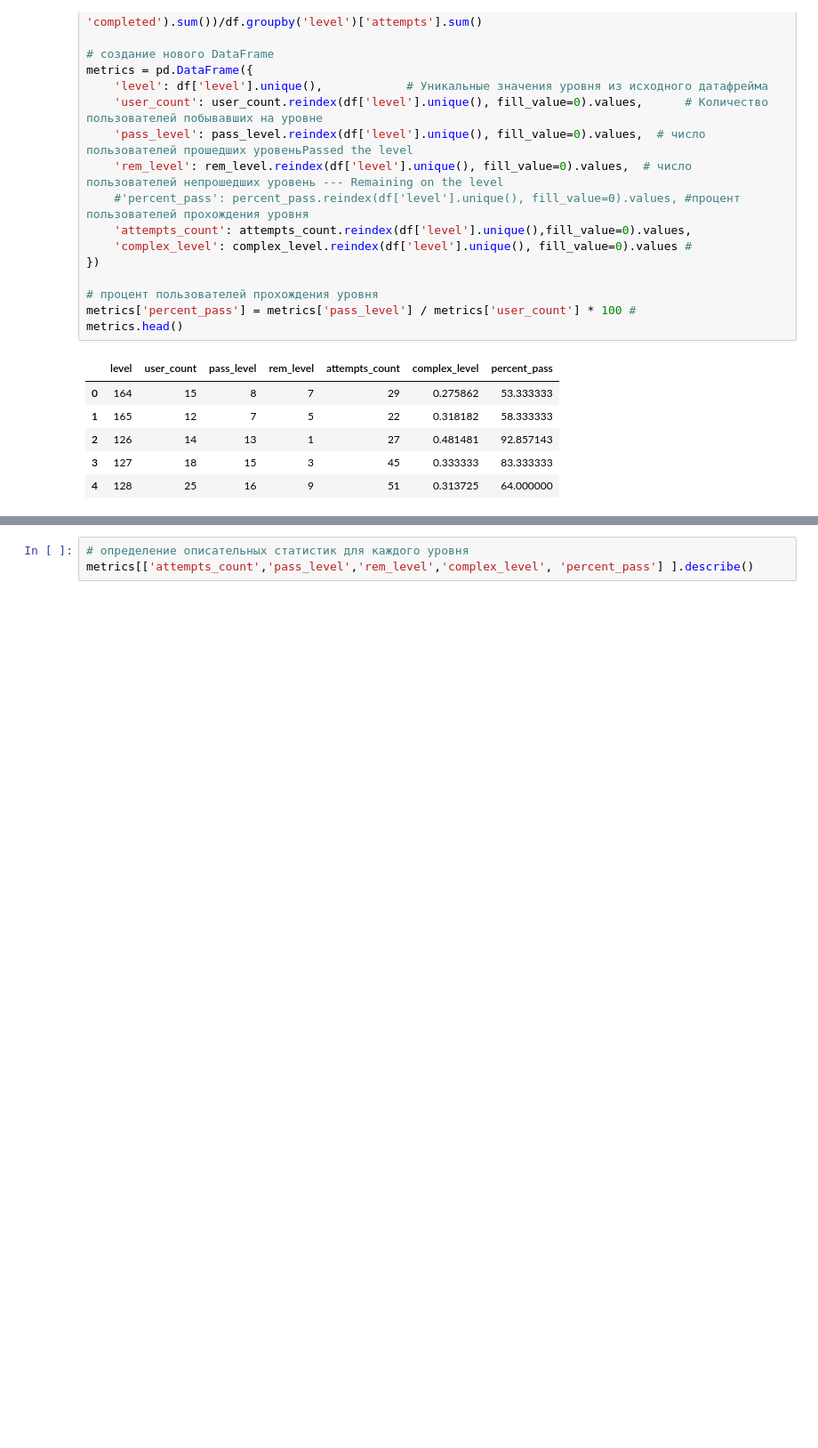
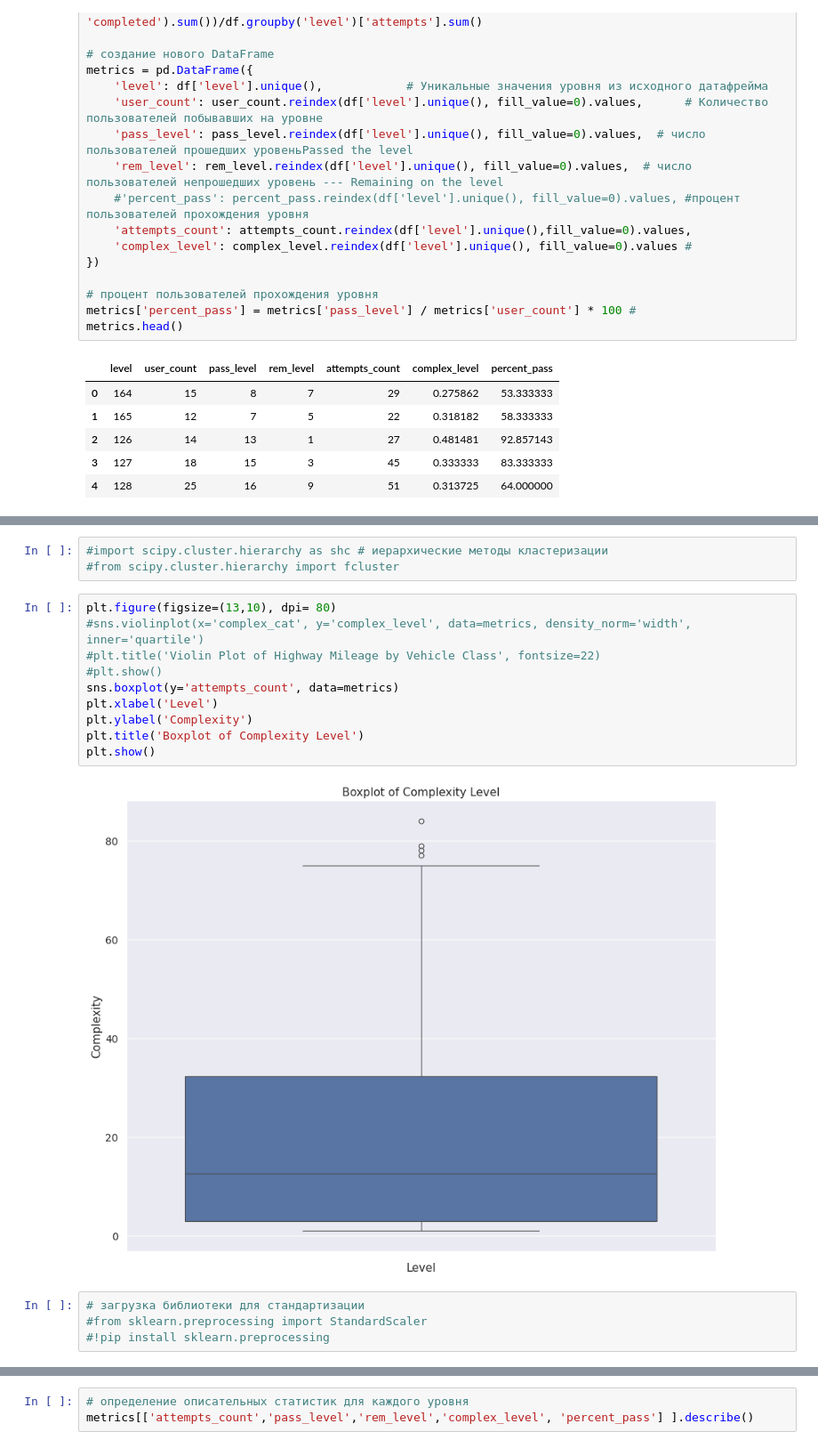
Before and after one commit to AAlekhina/Task2, a Jupyter notebook: Task2.ipynb, the cells around one changed output, grey strips where cells are left out. Shown at 89% size. Drawn from its saved outputs; the diff is of its cells as text; blank space fills up the shorter version.

```diff
--- a/Task2.ipynb
+++ b/Task2.ipynb
@@ -225,0 +235,19 @@ metrics.head()
+# %%
+#import scipy.cluster.hierarchy as shc # иерархические методы кластеризации
+#from scipy.cluster.hierarchy import fcluster
+# %%
+plt.figure(figsize=(13,10), dpi= 80)
+#sns.violinplot(x='complex_cat', y='complex_level', data=metrics, density_norm='width', inner='quartile')
+#plt.title('Violin Plot of Highway Mileage by Vehicle Class', fontsize=22)
+#plt.show()
+sns.boxplot(y='attempts_count', data=metrics)
+plt.xlabel('Level')
+plt.ylabel('Complexity')
+plt.title('Boxplot of Complexity Level')
+plt.show()
+# %% [output]
+[figure, added]
+# %%
+# загрузка библиотеки для стандартизации
+#from sklearn.preprocessing import StandardScaler
+#!pip install sklearn.preprocessing
```
Also changed, not shown: parts of 9 cells of this notebook.
